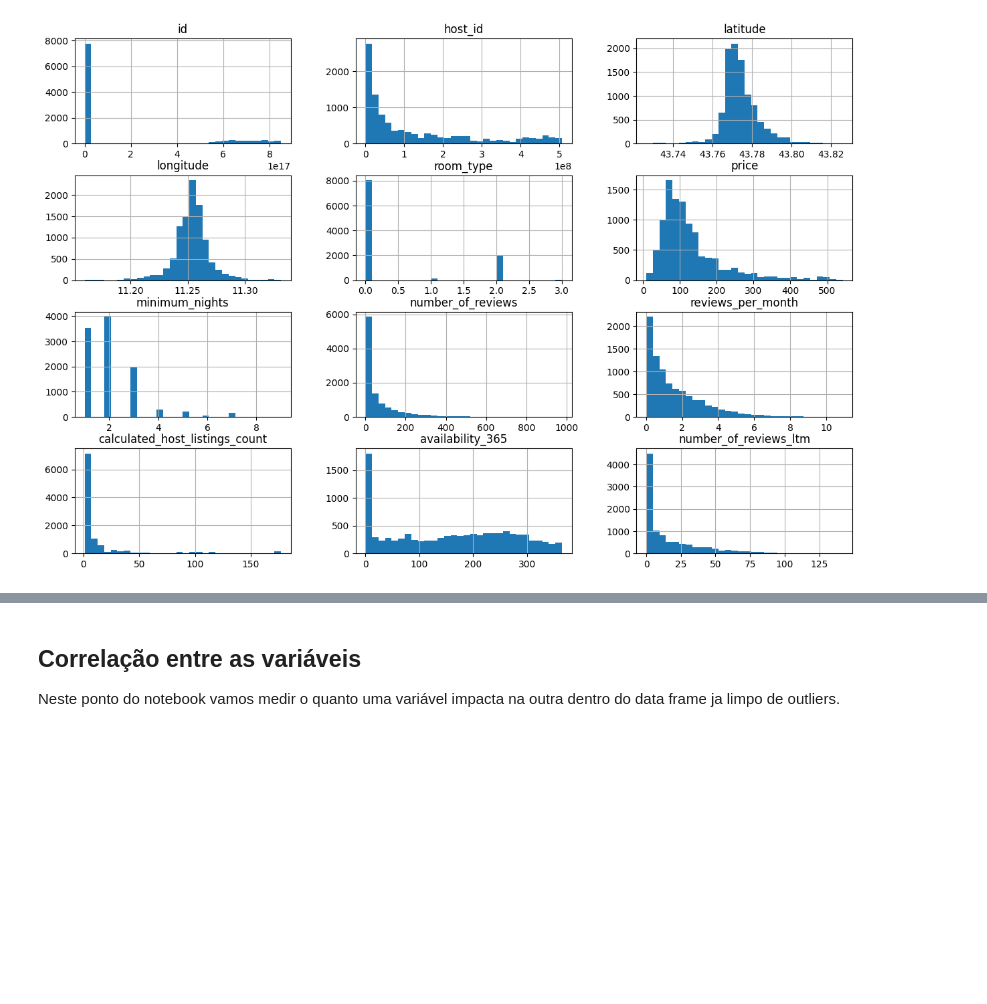
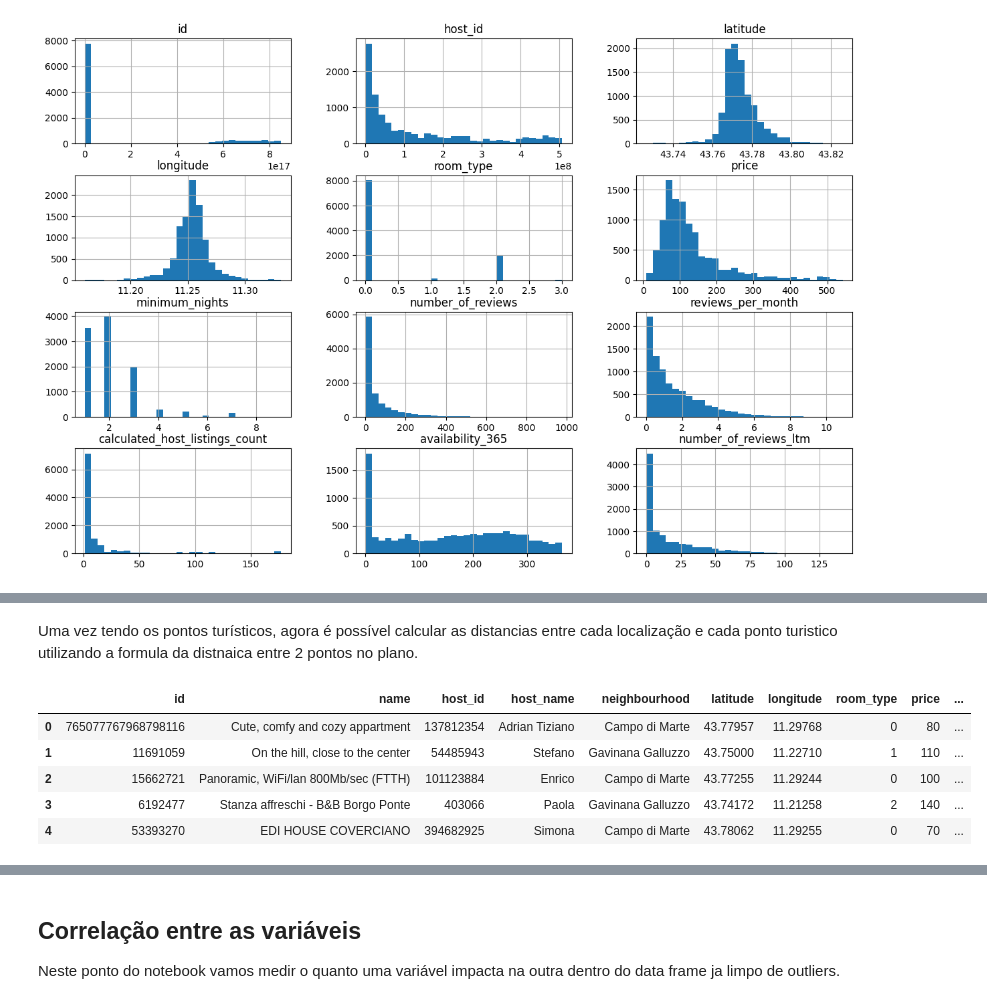
Before and after one commit to matheusrb/Data_Science, a Jupyter notebook: Airbnb_EDA.ipynb, the cells around one changed output, grey strips where cells are left out. Cells and saved outputs as stored; diff of their text form; code cells hidden in the pictures; blank space fills up the shorter version.

```diff
--- a/Airbnb_EDA.ipynb
+++ b/Airbnb_EDA.ipynb
@@ -233,0 +291,14 @@ df_clean.hist(bins=30, figsize=(15,10));
+# %% [markdown]
+Uma vez tendo os pontos turísticos, agora é possível calcular as distancias entre cada localização e cada ponto turistico utilizando a formula da distnaica entre 2 pontos no plano.
+# %%
+for j, turistico in enumerate(coordenadas_pontos_turisticos.Nome):
+  df_clean["dist_" + turistico] = 0
+
+df_clean.head()
+# %% [output]
+|  | id | name | host_id | host_name | neighbourhood | latitude | longitude | room_type | price | ... |
+| 0 | 765077767968798116 | Cute, comfy and cozy appartment | 137812354 | Adrian Tiziano | Campo di Marte | 43.77957 | 11.29768 | 0 | 80 | ... |
+| 1 | 11691059 | On the hill, close to the center | 54485943 | Stefano | Gavinana Galluzzo | 43.75000 | 11.22710 | 1 | 110 | ... |
+| 2 | 15662721 | Panoramic, WiFi/lan 800Mb/sec (FTTH) | 101123884 | Enrico | Campo di Marte | 43.77255 | 11.29244 | 0 | 100 | ... |
+| 3 | 6192477 | Stanza affreschi - B&B Borgo Ponte | 403066 | Paola | Gavinana Galluzzo | 43.74172 | 11.21258 | 2 | 140 | ... |
+| 4 | 53393270 | EDI HOUSE COVERCIANO | 394682925 | Simona | Campo di Marte | 43.78062 | 11.29255 | 0 | 70 | ... |
```
Also changed, not shown: parts of 15 cells of this notebook.
